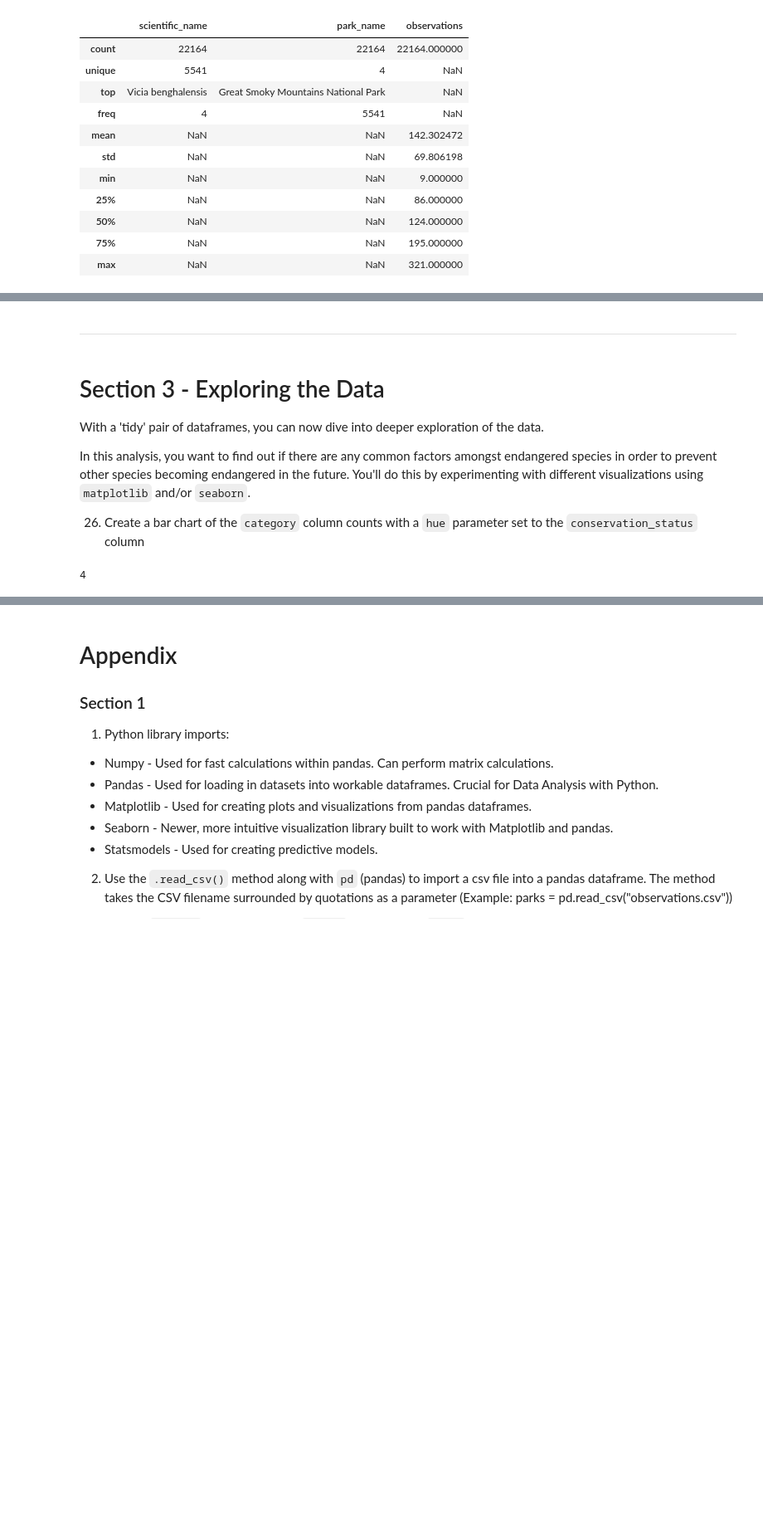
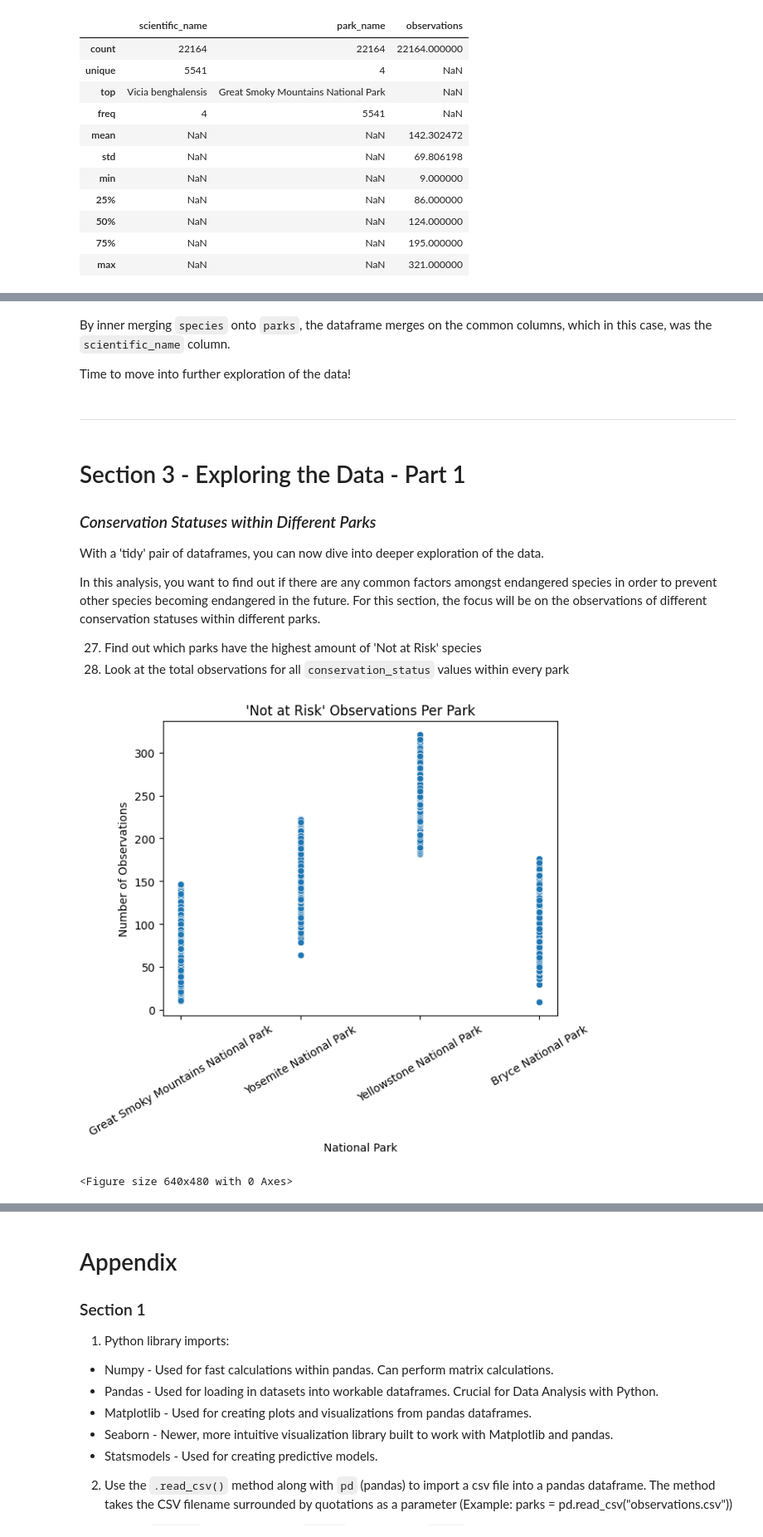
Before and after one commit to bsandma1/Biodiversity_Analysis, a Jupyter notebook: Biodiversity_Analysis.ipynb, the cells around one changed output, grey strips where cells are left out. Shown: that part at 83% size. Drawn from its saved outputs; the diff is of its cells as text; code cells hidden in the pictures; blank space fills up the shorter version.

Commit message:
Analysis Update #5
Multiple sections added

````diff
--- a/Biodiversity_Analysis.ipynb
+++ b/Biodiversity_Analysis.ipynb
@@ -534,13 +553,34 @@ The dataframes look great!  Each dataframe contains 0 null values and 5541 uniqu
+# %% [markdown]
+By inner merging ```species``` onto ```parks```, the dataframe merges on the common columns, which in this case, was the ```scientific_name``` column.
+
+Time to move into further exploration of the data!
 # %% [markdown]
 ---
 # %% [markdown]
-# Section 3 - Exploring the Data
+# Section 3 - Exploring the Data - Part 1
+### _Conservation Statuses within Different Parks_
 With a \'tidy\' pair of dataframes, you can now dive into deeper exploration of the data.
 
-In this analysis, you want to find out if there are any common factors amongst endangered species in order to prevent other species becoming endangered in the future.  You'll do this by experimenting with different visualizations using ```matplotlib``` and/or ```seaborn```.
+In this analysis, you want to find out if there are any common factors amongst endangered species in order to prevent other species becoming endangered in the future.  For this section, the focus will be on the observations of different conservation statuses within different parks.
 
-26. Create a bar chart of the ```category``` column counts with a ```hue``` parameter set to the ```conservation_status``` column
+27. Find out which parks have the highest amount of \'Not at Risk\' species
+28. Look at the total observations for all ```conservation_status``` values within every park
 # %%
-not_at_risk = species[species.conservation_status == 'Not at Risk']
+# 27
+
+not_at_risk = parks_species[parks_species.conservation_status == 'Not at Risk']
-# %% [output]
-4
+# %%
+# 27
+
+sns.scatterplot(data=not_at_risk, x='park_name', y='observations')
+ax = plt.subplot()
+ax.set_xticks(range(len(not_at_risk.park_name.unique())))
+ax.set_xticklabels(not_at_risk.park_name.unique(), rotation=30)
+plt.title('\'Not at Risk\' Observations Per Park')
+plt.xlabel('National Park')
+plt.ylabel('Number of Observations')
+plt.show()
+plt.clf()
+# %% [output]
+[figure, added]
+<Figure size 640x480 with 0 Axes>
````
Also changed, not shown: parts of 35 cells of this notebook.
